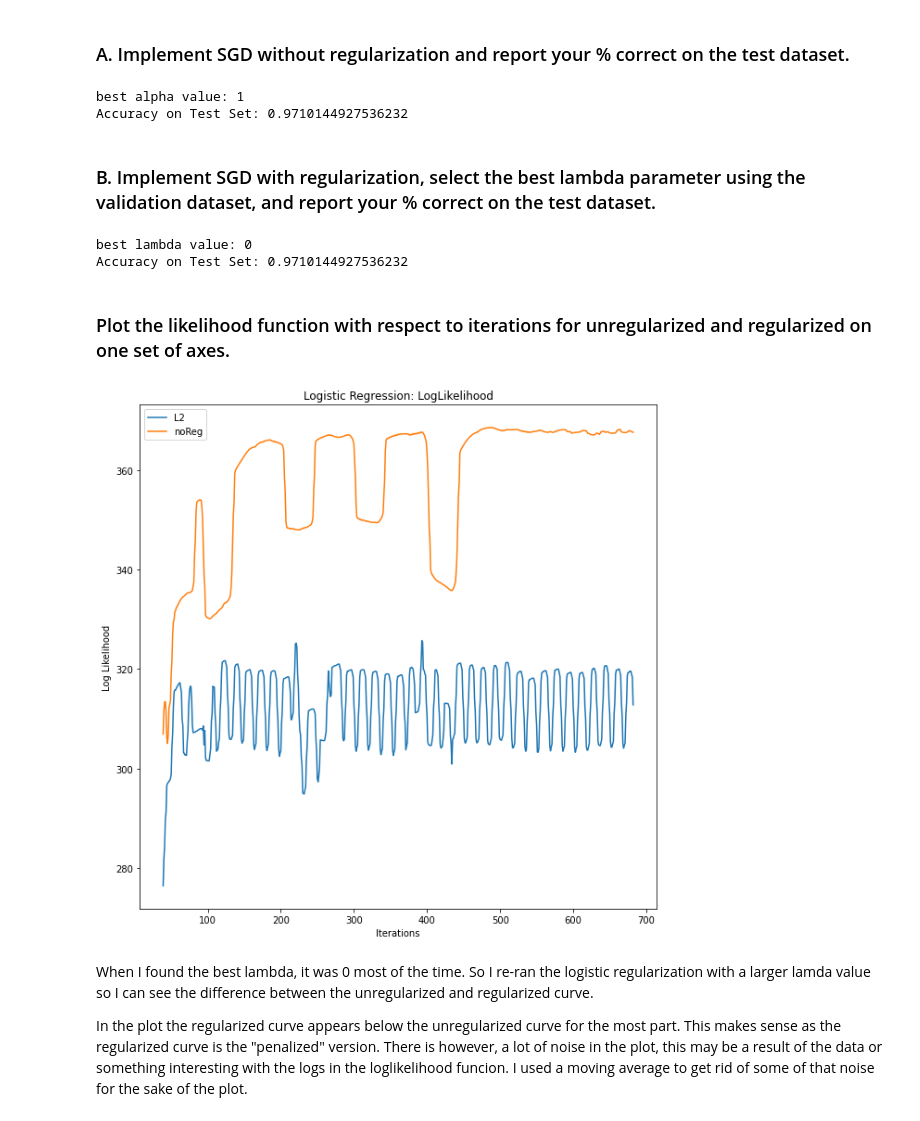
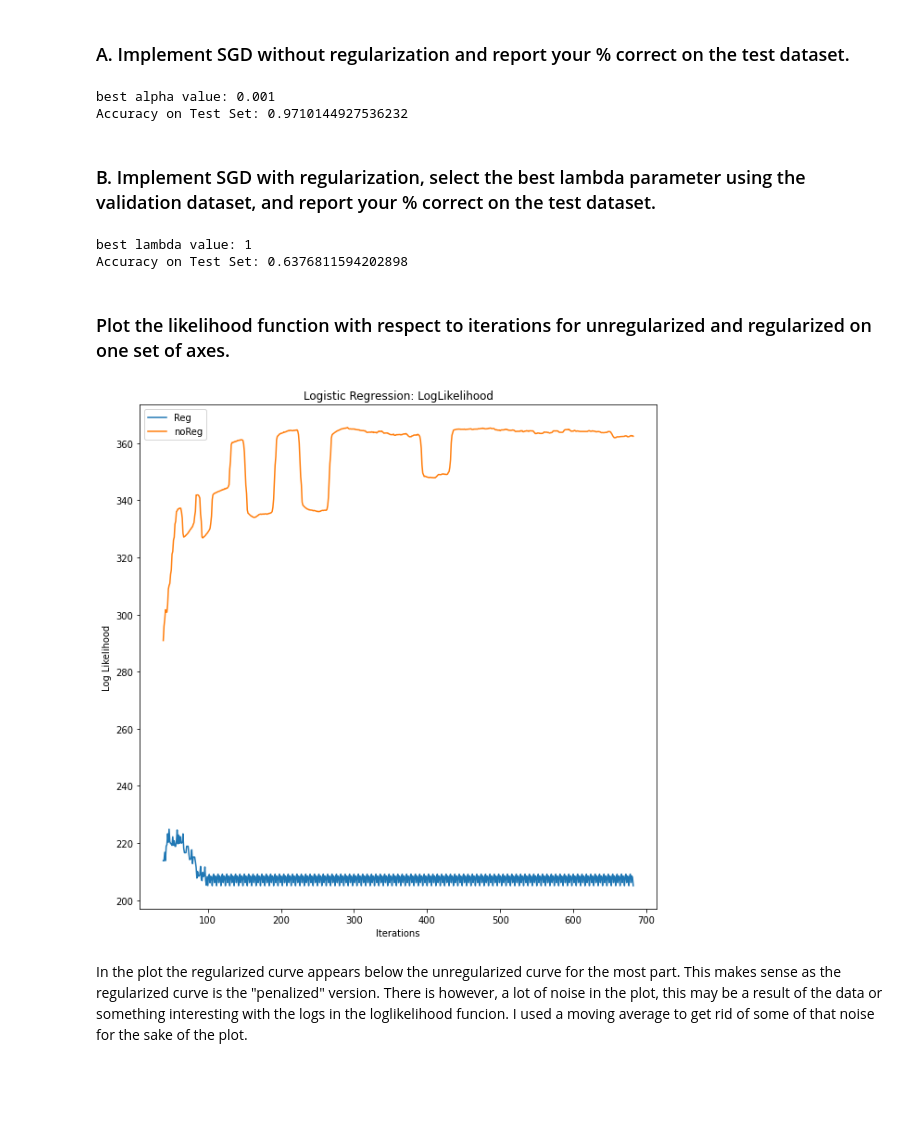
Before and after one commit to nsubbaian/FrequentistML, a Jupyter notebook: Project2/FML_Assignment2.ipynb, the cells around one changed output. Saved outputs shown, nothing was run; the diff lists cells and outputs as text; code cells hidden in the pictures; blank space fills up the shorter version.

```diff
--- a/Project2/FML_Assignment2.ipynb
+++ b/Project2/FML_Assignment2.ipynb
@@ -73,103 +100,57 @@ Length of test: 69
 # %% [markdown]
 ### A. Implement SGD without regularization and report your % correct on the test dataset.
 # %%
-def sigmoid_decision(thetaJ, x):
-  # had to do x.dot(theta.T) instead of theta.t.dot(x) as said in the notes
-  result = 1/ (1 + np.exp(-(x.dot(thetaJ.T))))
-  return (result>.5 )
-
-def SGD(thetaJ, alpha, Y_val, h, XJ_val):
-  return (thetaJ + (alpha*(Y_val - h)).dot(XJ_val))
-
-def loglikelihood(y, h):
-  return ((y*np.log(h+1) + (1-np.array(y))*np.log(1-h+1)).sum())
-
 loglikelihood_NoReg = []
-likelihood_NoReg = []
-
-def logisticRegression(alpha):
-
-  # initialization
-  thetaJ = np.ones(len(train_X.columns))
-
-  for i in range(len(dataset)):
-    hypothesis = sigmoid_decision(thetaJ, train_X)
-    thetaJ = SGD(thetaJ, alpha, train_Y, hypothesis, train_X)
-    loglikelihood_NoReg.append(loglikelihood(train_Y, hypothesis))
-    likelihood_NoReg.append(likelihood(train_Y, hypothesis))
-  return (thetaJ)
-
-print()
 
 # find best alpha value using validation set
 bestaccuracy = float('inf')
 bestalpha = 0
 for alpha in [.01, .001, .0001, 1, 1.2, 5, 10]:
-  val_accuracy = (val_Y == sigmoid_decision(logisticRegression(alpha), val_X)).mean()
+  val_accuracy = (val_Y == sigmoid_decision(logisticRegression(alpha, 0), val_X)).mean()
   bestalpha = alpha if val_accuracy < bestaccuracy else bestalpha
   bestaccuracy = val_accuracy if val_accuracy < bestaccuracy else bestaccuracy
 print("best alpha value:", bestalpha)
 
-
-test_accuracy = (test_Y == sigmoid_decision(logisticRegression(bestalpha), test_X)).mean()
+test_accuracy = (test_Y == sigmoid_decision(logisticRegression(bestalpha, 0), test_X)).mean()
 print("Accuracy on Test Set:", test_accuracy)
 # %% [output]
-best alpha value: 1
+best alpha value: 0.001
 Accuracy on Test Set: 0.9710144927536232
 # %% [markdown]
 ### B. Implement SGD with regularization, select the best lambda parameter using the validation dataset, and report your % correct on the test dataset.
 # %%
 loglikelihood_Reg = []
-likelihood_Reg = []
-
-def logisticRegression_withL2(lam):
-
-  # initialization
-  thetaJ = np.ones(len(train_X.columns))
-
-  for i in range(len(dataset)):
-    hypothesis = sigmoid_decision(thetaJ, train_X)
-    thetaJ = SGD(thetaJ, bestalpha, train_Y, hypothesis, train_X) - 2* lam * thetaJ
-    loglikelihood_Reg.append(loglikelihood(train_Y, hypothesis))
-    likelihood_Reg.append(likelihood(train_Y, hypothesis))
-  return (thetaJ)
 
 # find best lambda value using validation set
 bestaccuracy = float('inf')
 bestlam = 0
 for lam in [0, .1, .01, .001, .0001, 1, 1.2, 5, 10]:
-  val_accuracy = (val_Y == sigmoid_decision(logisticRegression(lam), val_X)).mean()
+  val_accuracy = (val_Y == sigmoid_decision(logisticRegression(bestalpha, lam), val_X)).mean()
   bestlam = lam if val_accuracy < bestaccuracy else bestlam
   bestaccuracy = val_accuracy if val_accuracy < bestaccuracy else bestaccuracy
 print("best lambda value:", bestlam)
 
-test_accuracy = (test_Y == sigmoid_decision(logisticRegression_withL2(bestlam), test_X)).mean()
+test_accuracy = (test_Y == sigmoid_decision(logisticRegression(bestalpha, bestlam), test_X)).mean()
 print("Accuracy on Test Set:", test_accuracy)
 # %% [output]
-best lambda value: 0
-Accuracy on Test Set: 0.9710144927536232
+best lambda value: 1
+Accuracy on Test Set: 0.6376811594202898
 # %% [markdown]
 ### Plot the likelihood function with respect to iterations for unregularized and regularized on one set of axes.
 # %%
-# Plot Regularized and un-regularized likelihood
-
-loglikelihood_Reg = []
-likelihood_Reg = []
-logisticRegression_withL2(.01)
+# Plot regularized and un-regularized likelihood
 
 fig, ax = plt.subplots(figsize=[10,10])
 N = 40
-ax.plot(range(len(dataset)), pd.Series(loglikelihood_Reg).rolling(window=N).mean(), label = 'L2')
+ax.plot(range(len(dataset)), pd.Series(loglikelihood_Reg[0:len(dataset)]).rolling(window=N).mean(), label = 'Reg')
 ax.plot(range(len(dataset)),pd.Series(loglikelihood_NoReg[0:len(dataset)]).rolling(window=N).mean() , label = 'noReg')
 
 plt.xlabel('Iterations')
 plt.ylabel('Log Likelihood')
 plt.title('Logistic Regression: LogLikelihood')
 plt.legend()
 plt.show()
 # %% [output]
-[figure, old version]
+[figure, new version]
 # %% [markdown]
-When I found the best lambda, it was 0 most of the time. So I re-ran the logistic regularization with a larger lamda value so I can see the difference between the unregularized and regularized curve.
-
 In the plot the regularized curve appears below the unregularized curve for the most part. This makes sense as the regularized curve is the "penalized" version. There is however, a lot of noise in the plot, this may be a result of the data or something interesting with the logs in the loglikelihood funcion. I used a moving average to get rid of some of that noise for the sake of the plot.
```
Also changed, not shown: parts of 2 cells of this notebook.
